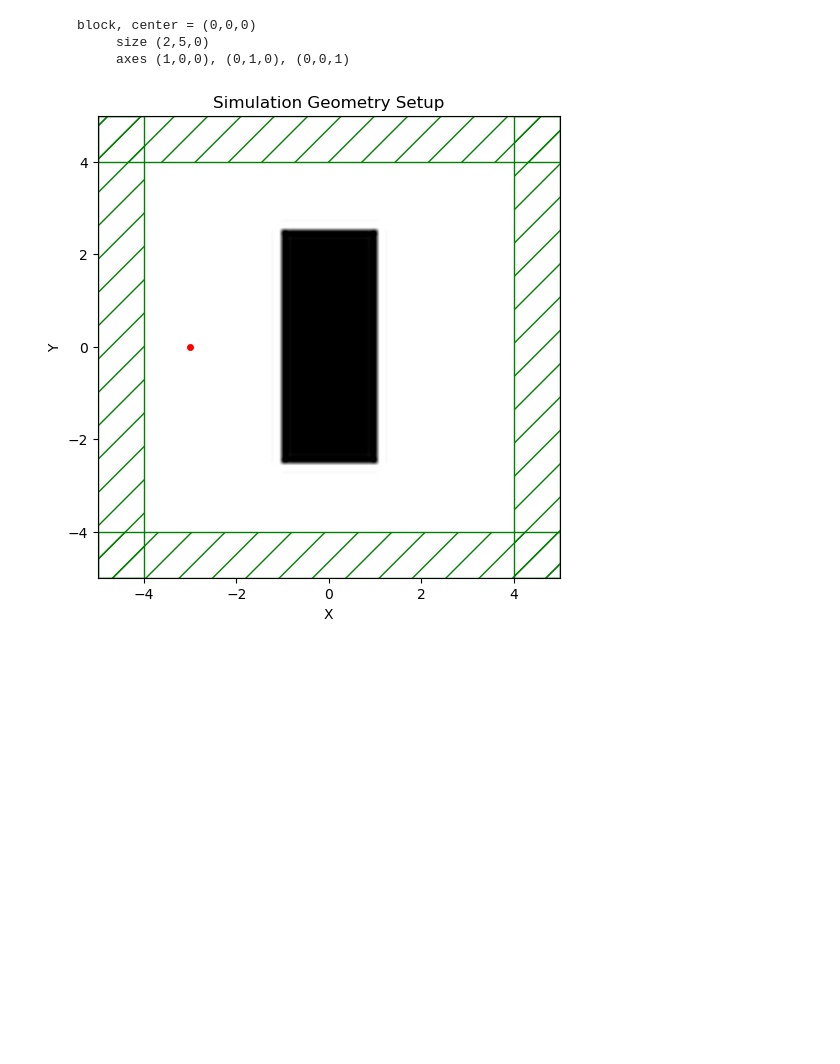
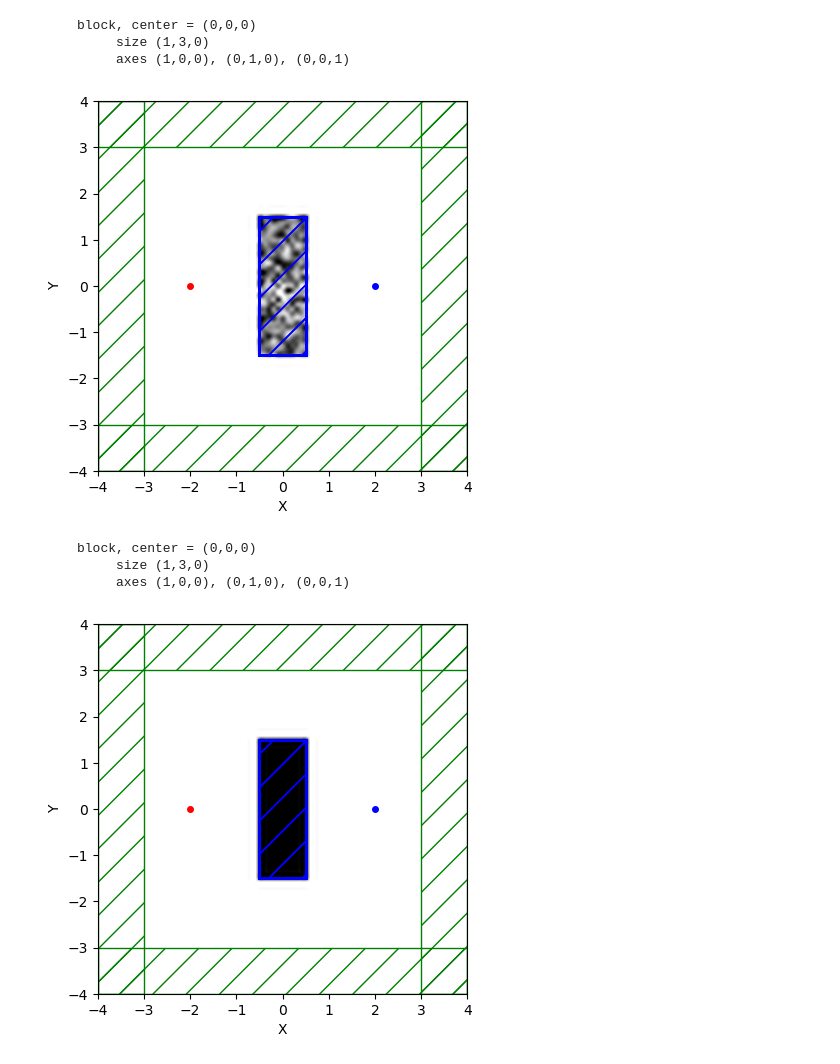
Before and after one commit to y0ooung/Meep, a Jupyter notebook: meep_project.ipynb, the cells around one changed output. Drawn from its saved outputs; the diff is of its cells as text; code cells hidden in the pictures; blank space fills up the shorter version.

Commit message:
line source dieletric lens

```diff
--- a/meep_project.ipynb
+++ b/meep_project.ipynb
@@ -6,57 +6,96 @@ import numpy as np
 from autograd import numpy as npa
 import nlopt
 import matplotlib.pyplot as plt
+from matplotlib.patches import Circle
+
+#mp.verbosity(0)
 
 Si = mp.Medium(index=3.4)
 
-cell = mp.Vector3(10, 10, 0)
+cell_size = mp.Vector3(8, 8, 0)
 pml_layers = [mp.PML(1.0)]
 resolution = 10
 
 # source
-source_center = [-3, 0, 0]
+source_center = [-2, 0, 0]
 fcen = 1 / 1.55
 width = 0.2
 fwidth = width * fcen
 sources = [mp.Source(src=mp.GaussianSource(frequency=fcen,fwidth=fwidth),
                      component=mp.Ez,
                      center=source_center,
                      size=mp.Vector3(0,0,0))]
 
 # design region
-Lx = 2
-Ly = 5
-design_region_resolution = 10
+Lx = 1
+Ly = 3
+design_region_resolution = int(resolution)
 Nx = design_region_resolution * Lx + 1
 Ny = design_region_resolution * Ly + 1
 
 design_variables = mp.MaterialGrid(mp.Vector3(Nx,Ny,0),
                                    mp.air,
-                                   Si)
+                                   Si,
+                                   grid_type="U_MEAN")
 design_region = mpa.DesignRegion(design_variables,
-                                 volume=mp.Volume(center=mp.Vector3(),
-                                                size=mp.Vector3(Lx,Ly,0)))
-init_weights = np.ones((Nx, Ny)) * 0.5
-design_variables.update_weights(init_weights)
+                                 volume=mp.Volume(center=mp.Vector3(), size=mp.Vector3(Lx,Ly,0)))
 
 geometry = [mp.Block(center=design_region.center,
                      size=design_region.size,
                      material=design_variables)]
 
 sim = mp.Simulation(
-    cell_size=cell,
+    cell_size=cell_size,
     boundary_layers=pml_layers,
     geometry=geometry,
     sources=sources,
+    eps_averaging=False,
     resolution=resolution
 )
 
-plt.figure(figsize=(10, 6))
-sim.plot2D()
-plt.title("Simulation Geometry Setup")
+# adjoint optimization setup
+monitor_position = mp.Vector3(2, 0, 0)
+monitor_size = mp.Vector3(0, 0, 0)
+FourierFields = mpa.FourierFields(sim,
+                                  mp.Volume(center=monitor_position,
+                                            size=monitor_size),
+                                  mp.Ez,
+                                  yee_grid=True)
+ob_list = [FourierFields]
+
+def J(fields):
+    return npa.abs(fields) ** 2
+
+
+
+opt = mpa.OptimizationProblem(
+    simulation=sim,
+    objective_functions=J,
+    objective_arguments=ob_list,
+    design_regions=[design_region],
+    fcen=fcen,
+    df=0,
+    nf=1,
+    decay_by=1e-6
+)
+
+x0 = np.random.rand(Nx * Ny)
+opt.update_design([x0])
+
+opt.plot2D(True, frequency=1/1.55)
 plt.show()
+
+x0 = 0.5 * np.ones((Nx * Ny, ))
+opt.update_design([x0])
+
+opt.plot2D(True)
+plt.show()
 # %% [output]
      block, center = (0,0,0)
-          size (2,5,0)
+          size (1,3,0)
           axes (1,0,0), (0,1,0), (0,0,1)
-[figure, old version]
+[figure, new version]
+     block, center = (0,0,0)
+          size (1,3,0)
+          axes (1,0,0), (0,1,0), (0,0,1)
+[figure, added]
```
Also changed, not shown: parts of 1 cell of this notebook.
